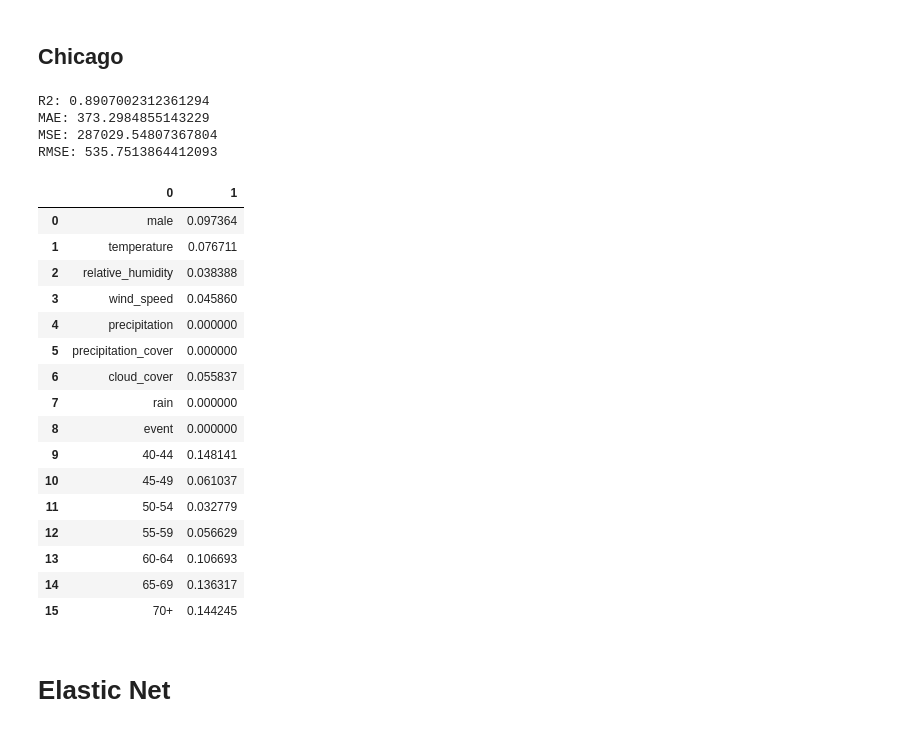
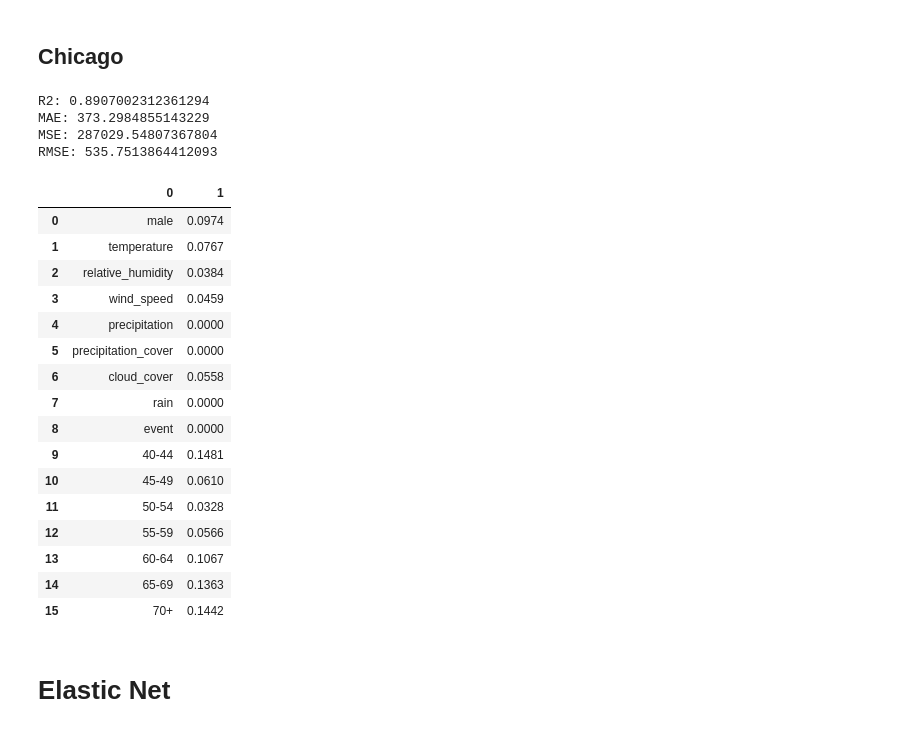
Before and after one commit to dwagenhurst/Marathon_Times_and_Weather, a Jupyter notebook: Final Models.ipynb, the cells around one changed output. Saved outputs shown, nothing was run; the diff lists cells and outputs as text; code cells hidden in the pictures.

```diff
--- a/Final Models.ipynb
+++ b/Final Models.ipynb
@@ -255,50 +255,50 @@ chicago = chicago.apply(lambda x: round(x,2))
 # train test split
 train = chicago[chicago.index.isin(range(2000,2016), level=0)]
 test = chicago[chicago.index.isin(range(2016,2019), level=0)]
 
 X_train = train.drop(columns = ['time_seconds'])
 X_test = test.drop(columns = ['time_seconds'])
 
 y_train = train['time_seconds']
 y_test = test['time_seconds']
 
 # fit and score model
 chicago_model = XGBRegressor(
      colsample_bytree = 1,
      learning_rate = 0.07,
      max_depth = 3,
      min_child_weight = 5,
      n_estimators = 200,
      nthread = 4,
      objective = 'reg:squarederror',
      subsample = 0.5
 )
 
 chicago_model.fit(X_train, y_train)
 model_scores(X_test, y_test, chicago_model)
-pd.DataFrame(list(zip(chicago_model.feature_names_in_,chicago_model.feature_importances_)))
+pd.DataFrame(list(zip(chicago_model.feature_names_in_,np.round(chicago_model.feature_importances_,4))))
 # %% [output]
 R2: 0.8907002312361294
 MAE: 373.2984855143229
 MSE: 287029.54807367804
 RMSE: 535.7513864412093
 |  | 0 | 1 |
-| 0 | male | 0.097364 |
-| 1 | temperature | 0.076711 |
-| 2 | relative_humidity | 0.038388 |
-| 3 | wind_speed | 0.045860 |
-| 4 | precipitation | 0.000000 |
-| 5 | precipitation_cover | 0.000000 |
-| 6 | cloud_cover | 0.055837 |
-| 7 | rain | 0.000000 |
-| 8 | event | 0.000000 |
-| 9 | 40-44 | 0.148141 |
-| 10 | 45-49 | 0.061037 |
-| 11 | 50-54 | 0.032779 |
-| 12 | 55-59 | 0.056629 |
-| 13 | 60-64 | 0.106693 |
-| 14 | 65-69 | 0.136317 |
-| 15 | 70+ | 0.144245 |
+| 0 | male | 0.0974 |
+| 1 | temperature | 0.0767 |
+| 2 | relative_humidity | 0.0384 |
+| 3 | wind_speed | 0.0459 |
+| 4 | precipitation | 0.0000 |
+| 5 | precipitation_cover | 0.0000 |
+| 6 | cloud_cover | 0.0558 |
+| 7 | rain | 0.0000 |
+| 8 | event | 0.0000 |
+| 9 | 40-44 | 0.1481 |
+| 10 | 45-49 | 0.0610 |
+| 11 | 50-54 | 0.0328 |
+| 12 | 55-59 | 0.0566 |
+| 13 | 60-64 | 0.1067 |
+| 14 | 65-69 | 0.1363 |
+| 15 | 70+ | 0.1442 |
 # %% [markdown]
 # Elastic Net
 # %% [markdown]
```
Also changed, not shown: parts of 5 cells of this notebook, 2 other files.
